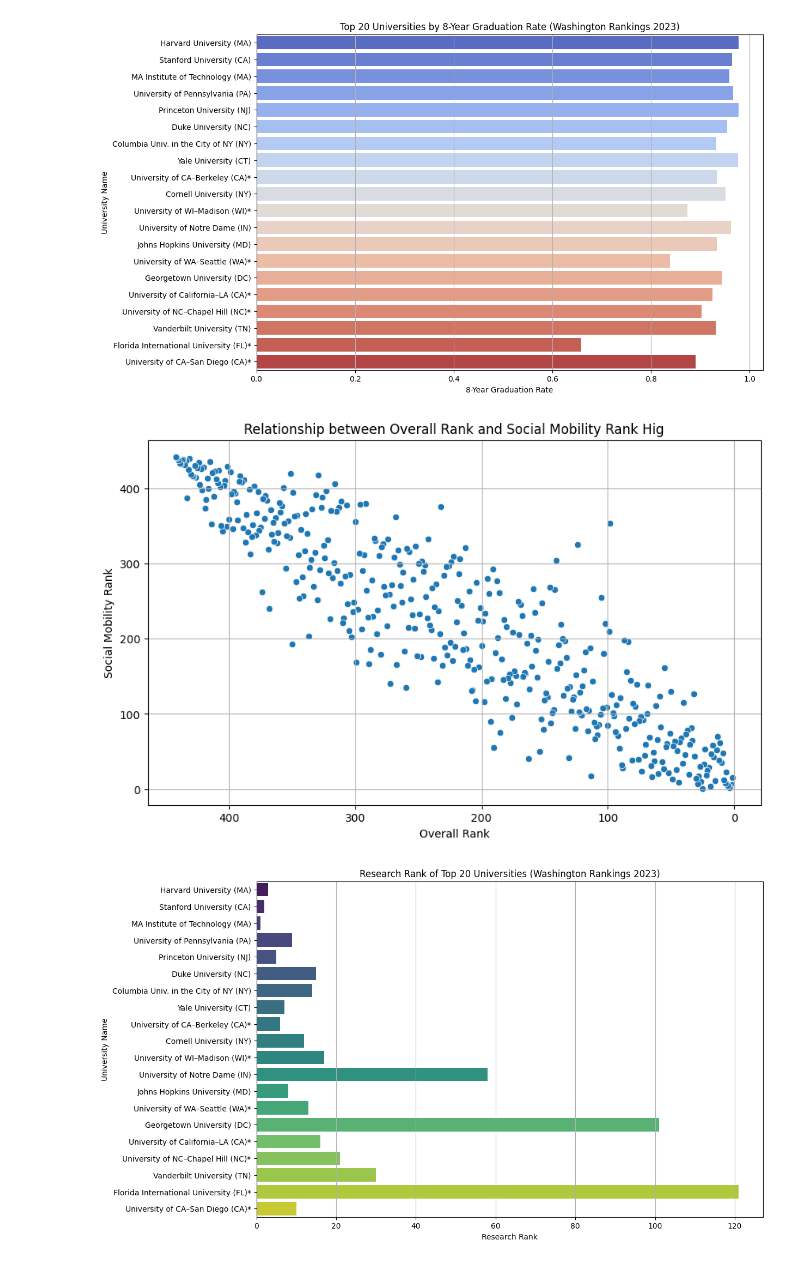
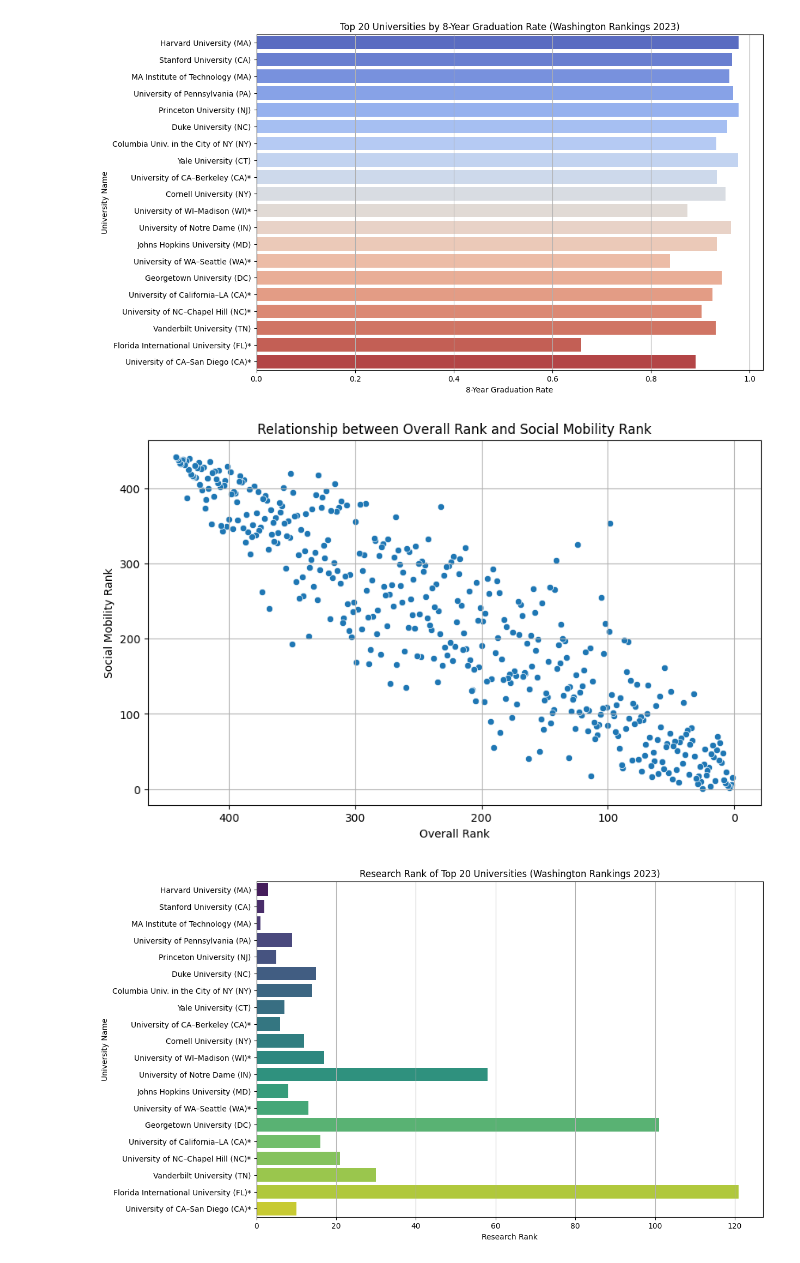
Before and after one commit to NizamIfar/589Project, a Jupyter notebook: Coding Files/Washington EDA.ipynb, the cells around one changed output. Saved outputs shown, nothing was run; the diff lists cells and outputs as text; code cells hidden in the pictures.

```diff
--- a/Coding Files/Washington EDA.ipynb
+++ b/Coding Files/Washington EDA.ipynb
@@ -51,17 +56,22 @@ plt.show()
 # %%
 cleaned_data['Social mobility rank'] = pd.to_numeric(cleaned_data['Social mobility rank'], errors='coerce')
 
 # Plotting the relationship between Overall Rank and Social Mobility Rank
 plt.figure(figsize=(10, 6))
 sns.scatterplot(x='Rank', y='Social mobility rank', data=cleaned_data)
-plt.title('Relationship between Overall Rank and Social Mobility Rank Hig')
+plt.title('Relationship between Overall Rank and Social Mobility Rank')
 plt.xlabel('Overall Rank')
 plt.ylabel('Social Mobility Rank')
 plt.gca().invert_xaxis()  # Invert x-axis to show the highest rank (1) on the left
 plt.grid(True)
 plt.show()
+
+#the better the rank, the better the social mobility rank.
+#an interesting outlier for rank was the University of Montana. Overall 98 but 354th by Social Mobility
+#the same one ranked highest by military rank.
+#The University seems to be a very interesting outlier in this dataset.
 # %% [output]
-[figure, old version]
+[figure, new version]
 # %%
 # Converting 'Research rank' to numeric for plotting
 cleaned_data['Research rank'] = pd.to_numeric(cleaned_data['Research rank'], errors='coerce')
```
Also changed, not shown: parts of 10 cells of this notebook, 1 other file.
